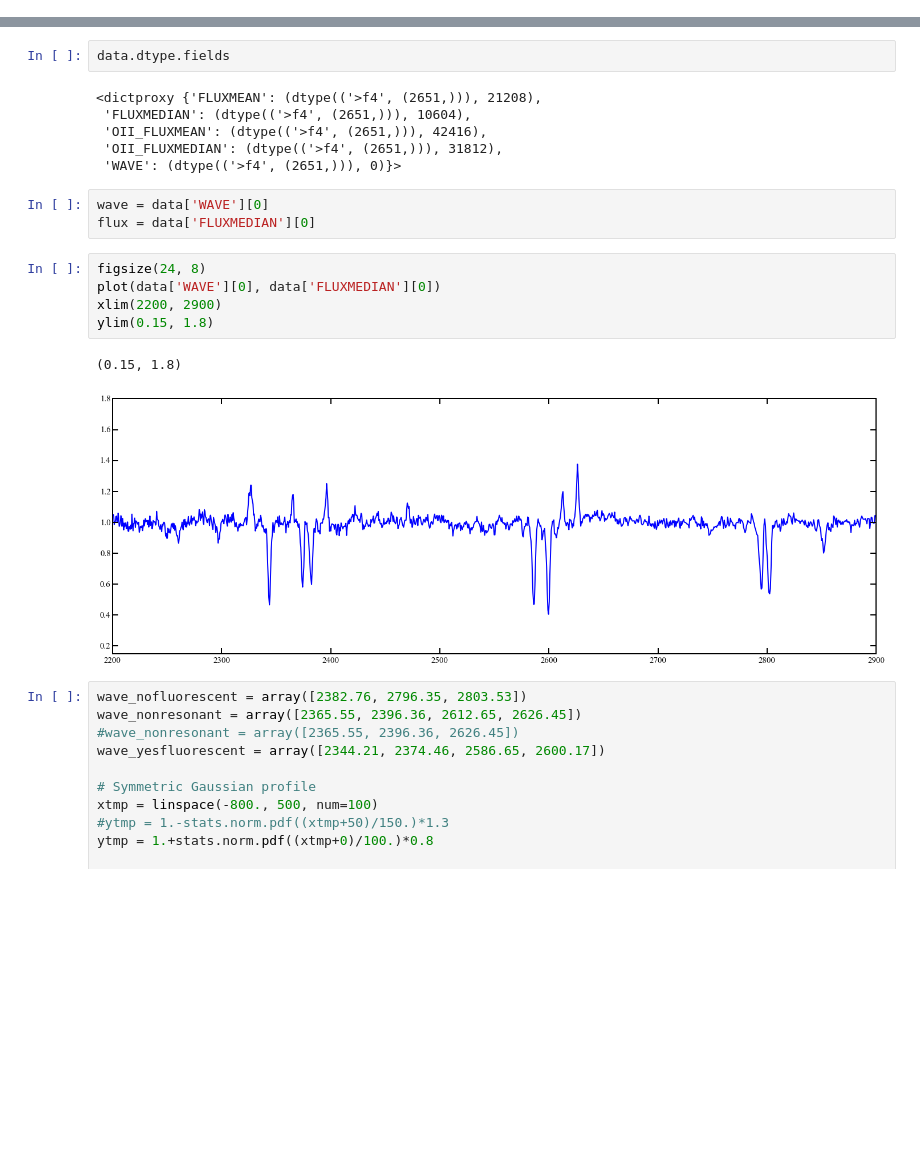
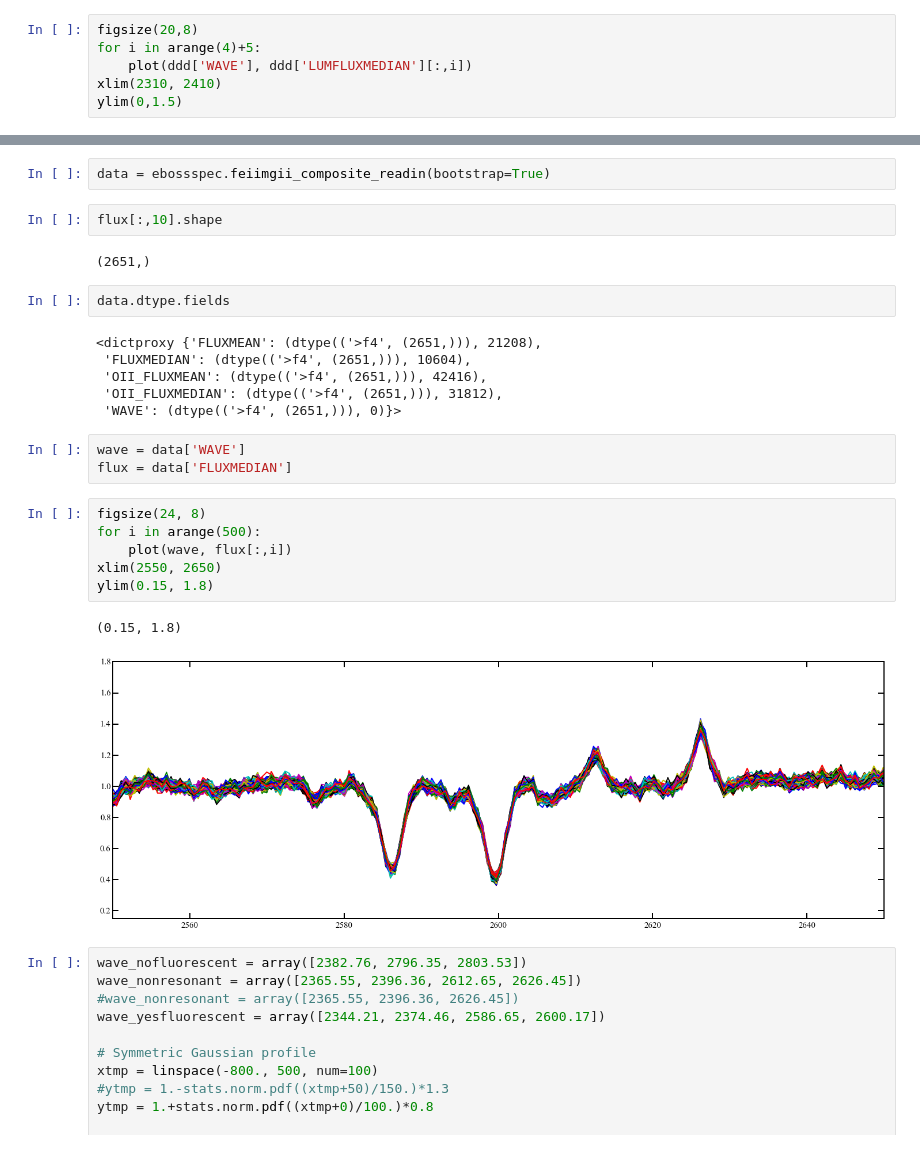
Before and after one commit to guangtunbenzhu/BGT-Cosmology, a Jupyter notebook: Spectroscopy/New eBOSS.ipynb, the cells around one changed output, grey strips where cells are left out. Saved outputs shown, nothing was run; the diff lists cells and outputs as text; blank space fills up the shorter version.

```diff
--- a/Spectroscopy/New eBOSS.ipynb
+++ b/Spectroscopy/New eBOSS.ipynb
@@ -18,0 +33,6 @@ data?
+# %%
+figsize(20,8)
+for i in arange(4)+5:
+    plot(ddd['WAVE'], ddd['LUMFLUXMEDIAN'][:,i])
+xlim(2310, 2410)
+ylim(0,1.5)
@@ -19,3 +58,9 @@ data?
+# %%
+data = ebossspec.feiimgii_composite_readin(bootstrap=True)
+# %%
+flux[:,10].shape
+# %% [output]
+(2651,)
 # %%
 data.dtype.fields
 # %% [output]
@@ -25,16 +70,17 @@ data.dtype.fields
  'OII_FLUXMEDIAN': (dtype(('>f4', (2651,))), 31812),
  'WAVE': (dtype(('>f4', (2651,))), 0)}>
 # %%
-wave = data['WAVE'][0]
-flux = data['FLUXMEDIAN'][0]
+wave = data['WAVE']
+flux = data['FLUXMEDIAN']
 # %%
 figsize(24, 8)
-plot(data['WAVE'][0], data['FLUXMEDIAN'][0])
-xlim(2200, 2900)
+for i in arange(500):
+    plot(wave, flux[:,i])
+xlim(2550, 2650)
 ylim(0.15, 1.8)
 # %% [output]
 (0.15, 1.8)
-[figure, old version]
+[figure, new version]
 # %%
 wave_nofluorescent = array([2382.76, 2796.35, 2803.53])
 wave_nonresonant = array([2365.55, 2396.36, 2612.65, 2626.45])
```
Also changed, not shown: parts of 58 cells of this notebook, 9 other files.
